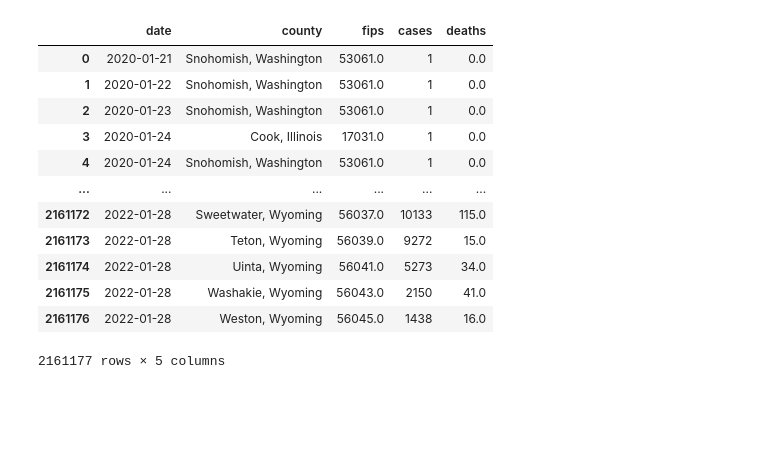
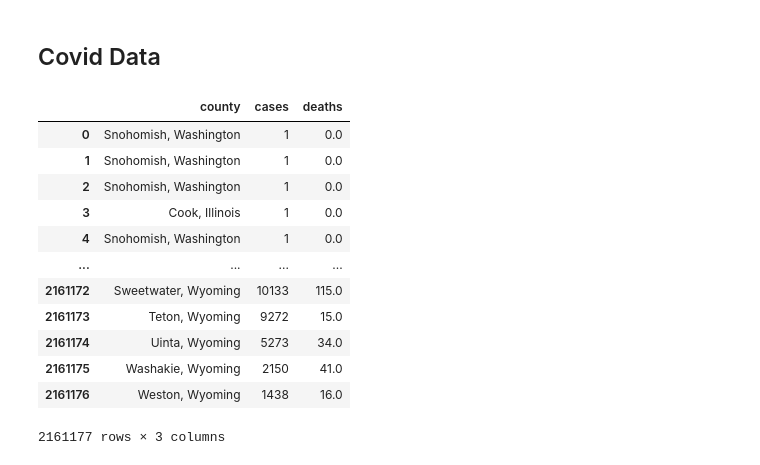
Before and after one commit to CarlaLorenteAnon/project-1, a Jupyter notebook: datagather.ipynb, the cells around one changed output. Drawn from its saved outputs; the diff is of its cells as text; code cells hidden in the pictures; blank space fills up the shorter version.

```diff
--- a/datagather.ipynb
+++ b/datagather.ipynb
@@ -61,19 +94,22 @@ census.head()
+# %% [markdown]
+## Covid Data
 # %%
+# Read from csv and combine county and state into one column, then drop unnecessary columns
 covid = pd.read_csv('resources/covid-statistics.csv')
 covid['county'] = covid['county'] + ', ' + covid['state']
-covid.drop('state', axis=1, inplace=True)
+covid.drop(['state', 'fips', 'date'], axis=1, inplace=True)
 covid
 # %% [output]
-|  | date | county | fips | cases | deaths |
-| 0 | 2020-01-21 | Snohomish, Washington | 53061.0 | 1 | 0.0 |
-| 1 | 2020-01-22 | Snohomish, Washington | 53061.0 | 1 | 0.0 |
-| 2 | 2020-01-23 | Snohomish, Washington | 53061.0 | 1 | 0.0 |
-| 3 | 2020-01-24 | Cook, Illinois | 17031.0 | 1 | 0.0 |
-| 4 | 2020-01-24 | Snohomish, Washington | 53061.0 | 1 | 0.0 |
-| ... | ... | ... | ... | ... | ... |
-| 2161172 | 2022-01-28 | Sweetwater, Wyoming | 56037.0 | 10133 | 115.0 |
-| 2161173 | 2022-01-28 | Teton, Wyoming | 56039.0 | 9272 | 15.0 |
-| 2161174 | 2022-01-28 | Uinta, Wyoming | 56041.0 | 5273 | 34.0 |
-| 2161175 | 2022-01-28 | Washakie, Wyoming | 56043.0 | 2150 | 41.0 |
-| 2161176 | 2022-01-28 | Weston, Wyoming | 56045.0 | 1438 | 16.0 |
+|  | county | cases | deaths |
+| 0 | Snohomish, Washington | 1 | 0.0 |
+| 1 | Snohomish, Washington | 1 | 0.0 |
+| 2 | Snohomish, Washington | 1 | 0.0 |
+| 3 | Cook, Illinois | 1 | 0.0 |
+| 4 | Snohomish, Washington | 1 | 0.0 |
+| ... | ... | ... | ... |
+| 2161172 | Sweetwater, Wyoming | 10133 | 115.0 |
+| 2161173 | Teton, Wyoming | 9272 | 15.0 |
+| 2161174 | Uinta, Wyoming | 5273 | 34.0 |
+| 2161175 | Washakie, Wyoming | 2150 | 41.0 |
+| 2161176 | Weston, Wyoming | 1438 | 16.0 |
-2161177 rows × 5 columns
+2161177 rows × 3 columns
```
Also changed, not shown: parts of 32 cells of this notebook, 8 other files.
